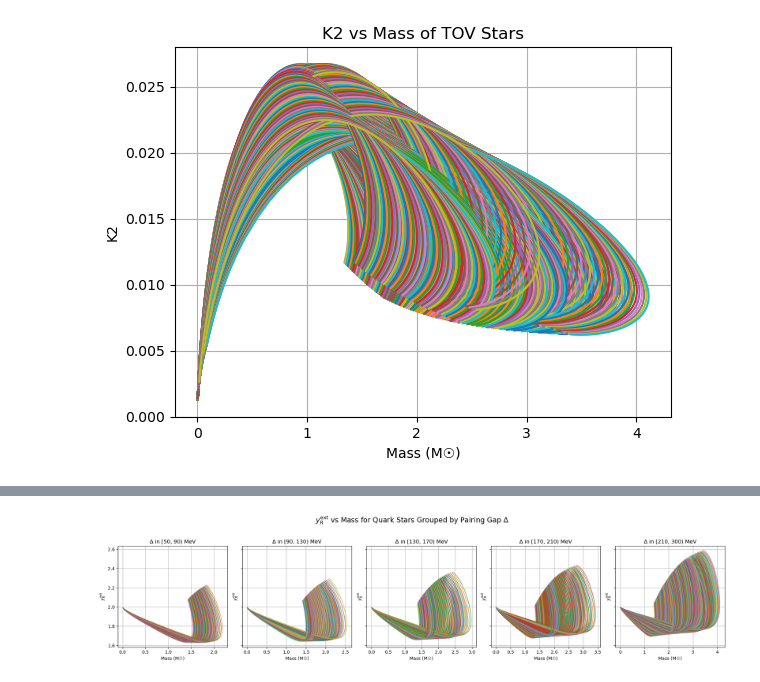
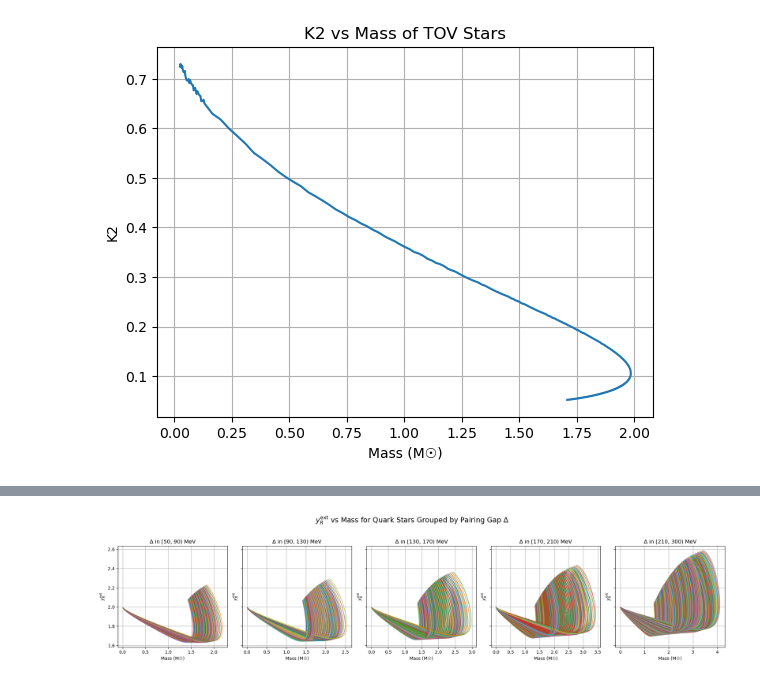
Before and after one commit to giorgoskoufetidis/TOV_EQUATIONS, a Jupyter notebook: Quark Stars/Plot_Quark_MR.ipynb, the cells around one changed output, grey strips where cells are left out. Saved outputs shown, nothing was run; the diff lists cells and outputs as text; code cells hidden in the pictures.

```diff
--- a/Quark Stars/Plot_Quark_MR.ipynb
+++ b/Quark Stars/Plot_Quark_MR.ipynb
@@ -15,7 +15,7 @@ for folder in folders:
 
     files = [f for f in os.listdir(folder) if fnmatch.fnmatch(f, pattern)]
 
-    for file in files:
+    for file in files[:1]:
         filepath = os.path.join(folder, file)
 
         # Load CSV data, skipping header
@@ -53,32 +53,33 @@ plt.show()
 import os
 import matplotlib.pyplot as plt
 import numpy as np
 import fnmatch
 # List of folders to search
 folders = ['TOV_results_Qark_Stars_tidal']
 pattern = '*.csv'
 # Loop through each folder and collect matching CSV files
 for folder in folders:
     if not os.path.exists(folder):
         continue  # Skip missing folders
 
     files = [f for f in os.listdir(folder) if fnmatch.fnmatch(f, pattern)]
 
-    for file in files:
+    for file in files[:1]:
         filepath = os.path.join(folder, file)
 
         # Load CSV data, skipping header
         data = np.genfromtxt(filepath, delimiter=',', skip_header=1)
+        # Compactness check
 
         if data.ndim == 1 or data.shape[1] < 2:
             continue  # Skip malformed or incomplete files
 
         # Plot K2 vs Mass
         plt.plot(data[:, 0], data[:, 3], label=f"{folder}/{file.split('.')[0]}")
 # Final plot formatting
 plt.ylabel("K2")
 plt.xlabel("Mass (M☉)")
 plt.title("K2 vs Mass of TOV Stars")
 plt.grid(True)
 # %% [output]
-[figure, old version]
+[figure, new version]
```
Also changed, not shown: parts of 5 cells of this notebook, 1 other file.
